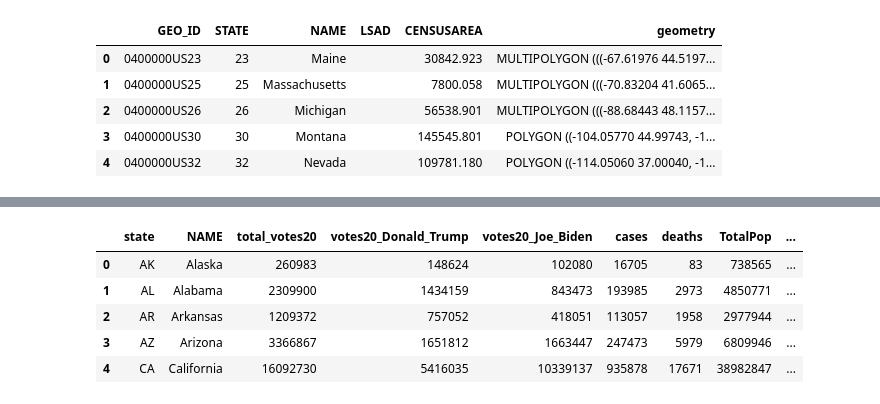
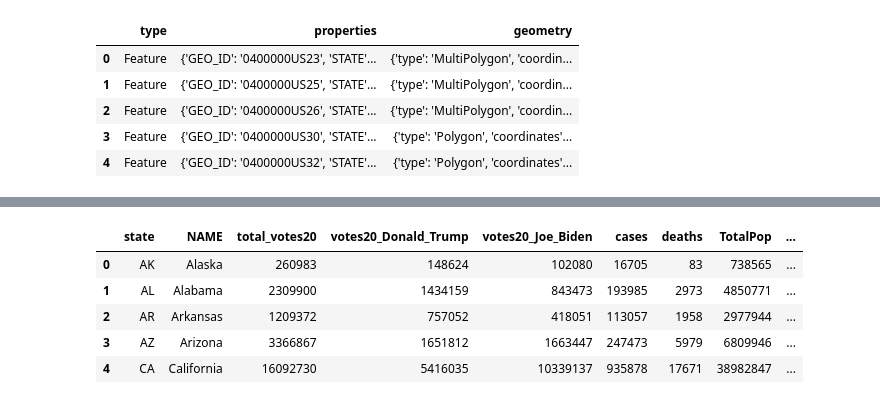
Before and after one commit to KGore12/The-2020-US-Presidential-Election-and-Covid-19, a Jupyter notebook: statejson.ipynb, the cells around one changed output, grey strips where cells are left out. Saved outputs shown, nothing was run; the diff lists cells and outputs as text; code cells hidden in the pictures.

```diff
--- a/statejson.ipynb
+++ b/statejson.ipynb
@@ -5,10 +5,10 @@ import geopandas as gpd
 # %%
-stategeo_df = gpd.read_file("Raw Data/US-States1.json")
+stategeo_df = pd.read_csv("Raw Data/state_geojson.csv")
 stategeo_df.head()
 # %% [output]
-|  | GEO_ID | STATE | NAME | LSAD | CENSUSAREA | geometry |
-| 0 | 0400000US23 | 23 | Maine |  | 30842.923 | MULTIPOLYGON (((-67.61976 44.5197... |
-| 1 | 0400000US25 | 25 | Massachusetts |  | 7800.058 | MULTIPOLYGON (((-70.83204 41.6065... |
-| 2 | 0400000US26 | 26 | Michigan |  | 56538.901 | MULTIPOLYGON (((-88.68443 48.1157... |
-| 3 | 0400000US30 | 30 | Montana |  | 145545.801 | POLYGON ((-104.05770 44.99743, -1... |
-| 4 | 0400000US32 | 32 | Nevada |  | 109781.180 | POLYGON ((-114.05060 37.00040, -1... |
+|  | type | properties | geometry |
+| 0 | Feature | {'GEO_ID': '0400000US23', 'STATE'... | {'type': 'MultiPolygon', 'coordin... |
+| 1 | Feature | {'GEO_ID': '0400000US25', 'STATE'... | {'type': 'MultiPolygon', 'coordin... |
+| 2 | Feature | {'GEO_ID': '0400000US26', 'STATE'... | {'type': 'MultiPolygon', 'coordin... |
+| 3 | Feature | {'GEO_ID': '0400000US30', 'STATE'... | {'type': 'Polygon', 'coordinates'... |
+| 4 | Feature | {'GEO_ID': '0400000US32', 'STATE'... | {'type': 'Polygon', 'coordinates'... |
```
Also changed, not shown: parts of 5 cells of this notebook, 4 other files.
